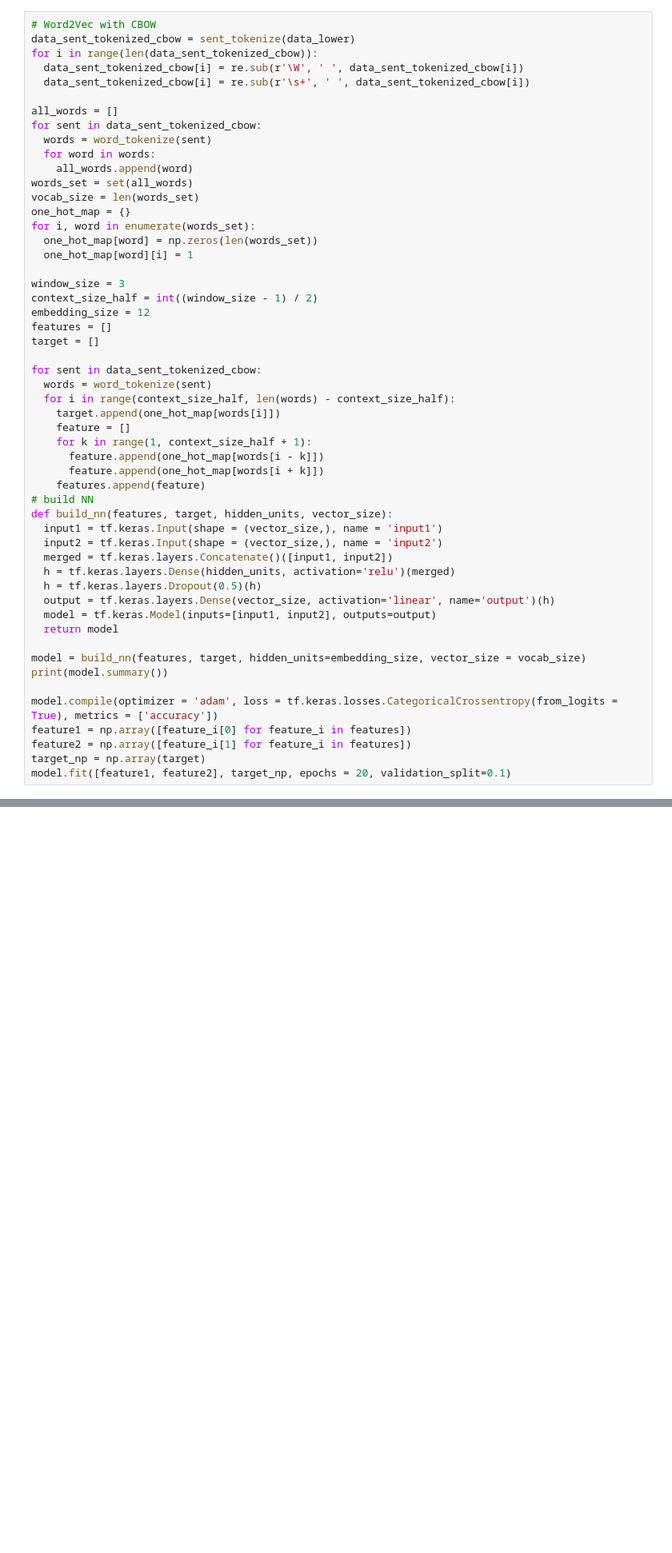
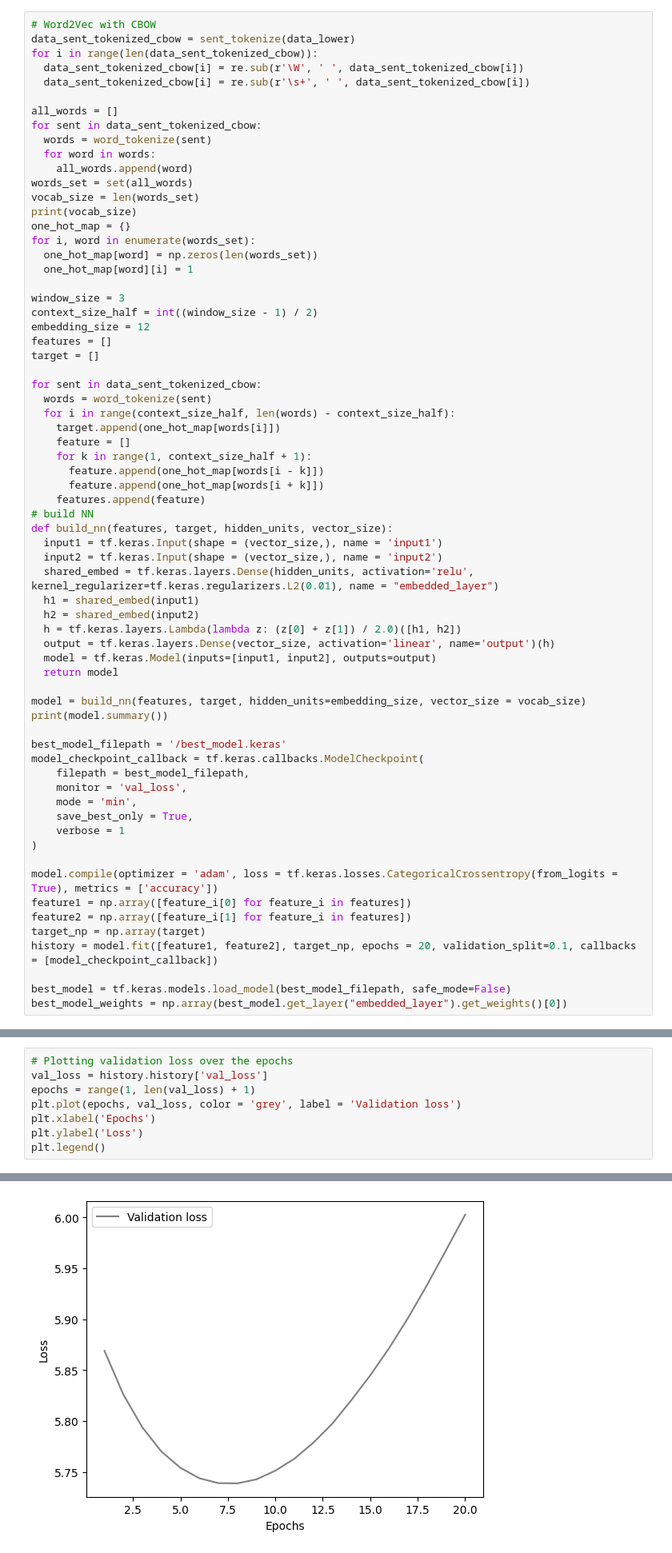
Before and after one commit to ROHIT779/ml-projects, a Jupyter notebook: ml-topics-demo/NLP_demo.ipynb, the cells around one changed output, grey strips where cells are left out. Shown at 80% size. Cells and saved outputs as stored; diff of their text form; blank space fills up the shorter version.

Commit message:
fixed nn and got word embeddings

```diff
--- a/ml-topics-demo/NLP_demo.ipynb
+++ b/ml-topics-demo/NLP_demo.ipynb
@@ -239,6 +239,7 @@ for sent in data_sent_tokenized_cbow:
     all_words.append(word)
 words_set = set(all_words)
 vocab_size = len(words_set)
+print(vocab_size)
 one_hot_map = {}
 for i, word in enumerate(words_set):
   one_hot_map[word] = np.zeros(len(words_set))
@@ -263,9 +264,10 @@ for sent in data_sent_tokenized_cbow:
 def build_nn(features, target, hidden_units, vector_size):
   input1 = tf.keras.Input(shape = (vector_size,), name = 'input1')
   input2 = tf.keras.Input(shape = (vector_size,), name = 'input2')
-  merged = tf.keras.layers.Concatenate()([input1, input2])
-  h = tf.keras.layers.Dense(hidden_units, activation='relu')(merged)
-  h = tf.keras.layers.Dropout(0.5)(h)
+  shared_embed = tf.keras.layers.Dense(hidden_units, activation='relu', kernel_regularizer=tf.keras.regularizers.L2(0.01), name = "embedded_layer")
+  h1 = shared_embed(input1)
+  h2 = shared_embed(input2)
+  h = tf.keras.layers.Lambda(lambda z: (z[0] + z[1]) / 2.0)([h1, h2])
   output = tf.keras.layers.Dense(vector_size, activation='linear', name='output')(h)
   model = tf.keras.Model(inputs=[input1, input2], outputs=output)
   return model
@@ -273,9 +275,21 @@ def build_nn(features, target, hidden_units, vector_size):
 model = build_nn(features, target, hidden_units=embedding_size, vector_size = vocab_size)
 print(model.summary())
 
+best_model_filepath = '/best_model.keras'
+model_checkpoint_callback = tf.keras.callbacks.ModelCheckpoint(
+    filepath = best_model_filepath,
+    monitor = 'val_loss',
+    mode = 'min',
+    save_best_only = True,
+    verbose = 1
+)
+
 model.compile(optimizer = 'adam', loss = tf.keras.losses.CategoricalCrossentropy(from_logits = True), metrics = ['accuracy'])
 feature1 = np.array([feature_i[0] for feature_i in features])
 feature2 = np.array([feature_i[1] for feature_i in features])
 target_np = np.array(target)
-model.fit([feature1, feature2], target_np, epochs = 20, validation_split=0.1)
+history = model.fit([feature1, feature2], target_np, epochs = 20, validation_split=0.1, callbacks = [model_checkpoint_callback])
+
+best_model = tf.keras.models.load_model(best_model_filepath, safe_mode=False)
+best_model_weights = np.array(best_model.get_layer("embedded_layer").get_weights()[0])
 # %% [output]
@@ -319,0 +333,9 @@ Epoch 20/20
+# %%
+# Plotting validation loss over the epochs
+val_loss = history.history['val_loss']
+epochs = range(1, len(val_loss) + 1)
+plt.plot(epochs, val_loss, color = 'grey', label = 'Validation loss')
+plt.xlabel('Epochs')
+plt.ylabel('Loss')
+plt.legend()
+# %% [output]
@@ -319,0 +343 @@ Epoch 20/20
+[figure, added]
```
Also changed, not shown: parts of 5 cells of this notebook.
